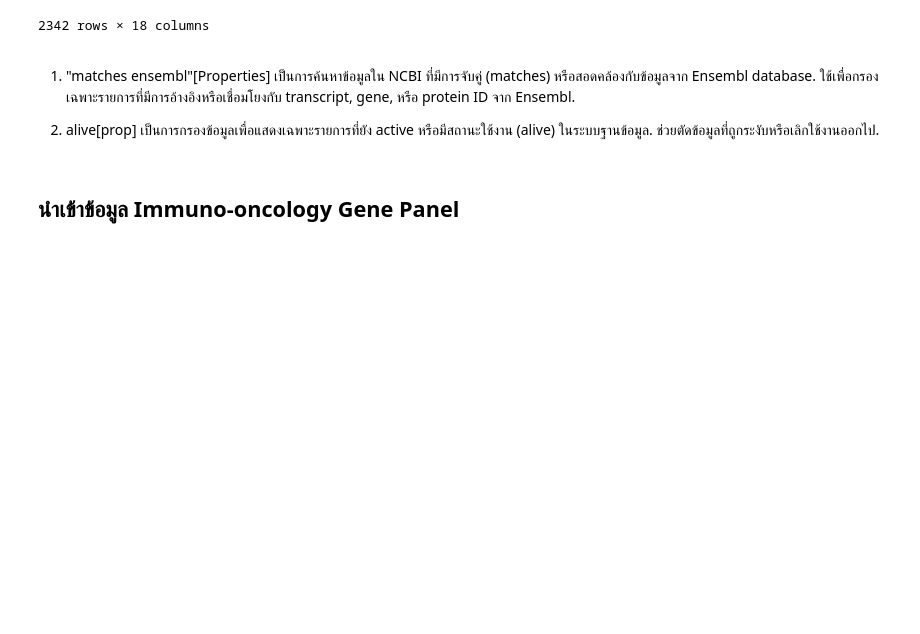
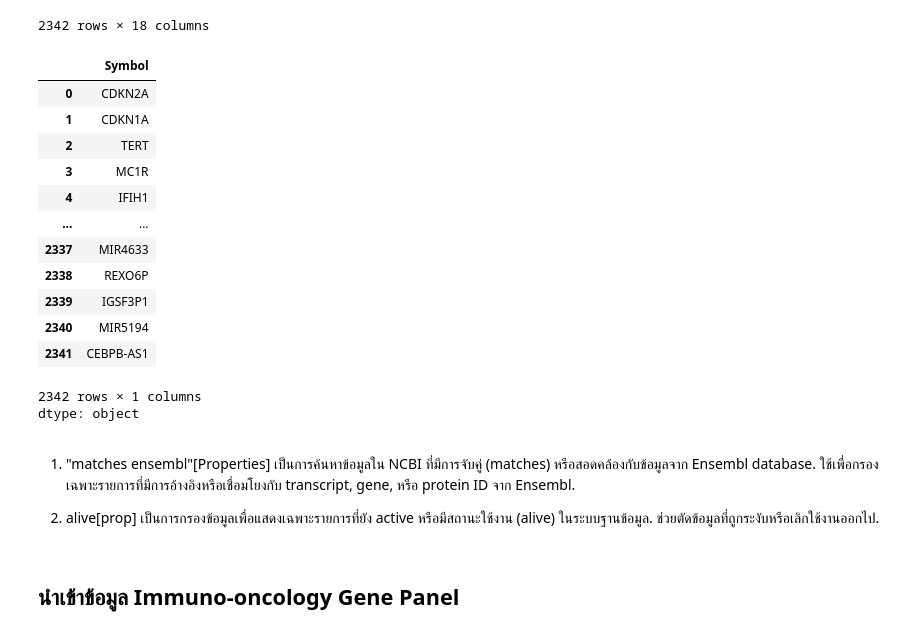
Before and after one commit to manudsanun/python_dataviz2024, a Jupyter notebook: Immuno_oncology_Gene_Panel__Gene_List_2.ipynb, the cells around one changed output. Saved outputs shown, nothing was run; the diff lists cells and outputs as text; code cells hidden in the pictures; blank space fills up the shorter version.

```diff
--- a/Immuno_oncology_Gene_Panel__Gene_List_2.ipynb
+++ b/Immuno_oncology_Gene_Panel__Gene_List_2.ipynb
@@ -29,6 +29,24 @@ ncbi
 | 2340 | 9606 | Homo sapiens | 100847051 | 0 | live | MIR5194 | mir-5194 | microRNA 5194 | hsa-mir-5194 | ... |
 | 2341 | 9606 | Homo sapiens | 101927559 | 0 | live | CEBPB-AS1 | NaN | CEBPB antisense RNA 1 | NaN | ... |
 2342 rows × 18 columns
+# %%
+ncbi1 = ncbi['Symbol']
+ncbi1
+# %% [output]
+|  | Symbol |
+| 0 | CDKN2A |
+| 1 | CDKN1A |
+| 2 | TERT |
+| 3 | MC1R |
+| 4 | IFIH1 |
+| ... | ... |
+| 2337 | MIR4633 |
+| 2338 | REXO6P |
+| 2339 | IGSF3P1 |
+| 2340 | MIR5194 |
+| 2341 | CEBPB-AS1 |
+2342 rows × 1 columns
+dtype: object
 # %% [markdown]
 1. "matches ensembl"[Properties]
 เป็นการค้นหาข้อมูลใน NCBI ที่มีการจับคู่ (matches) หรือสอดคล้องกับข้อมูลจาก Ensembl database.
```
Also changed, not shown: parts of 11 cells of this notebook.
